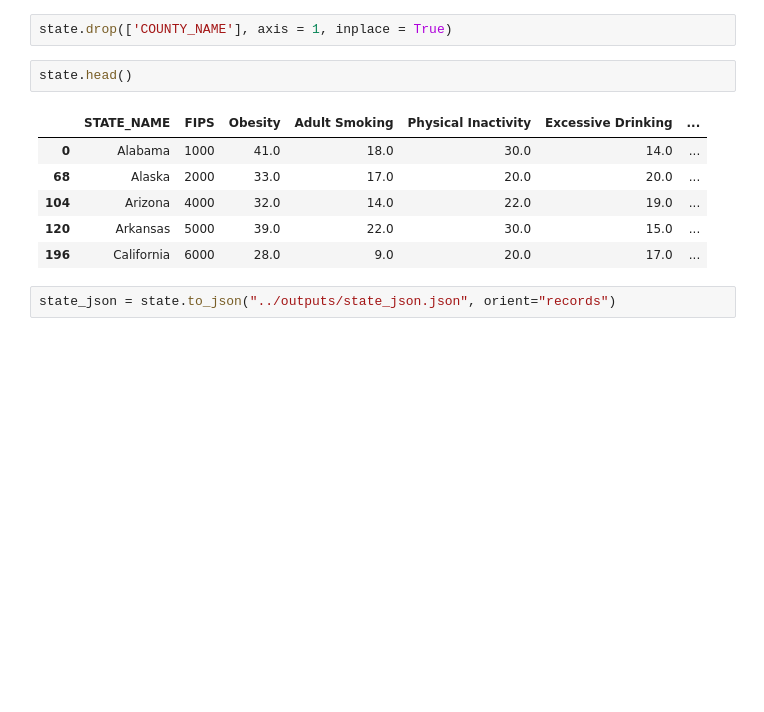
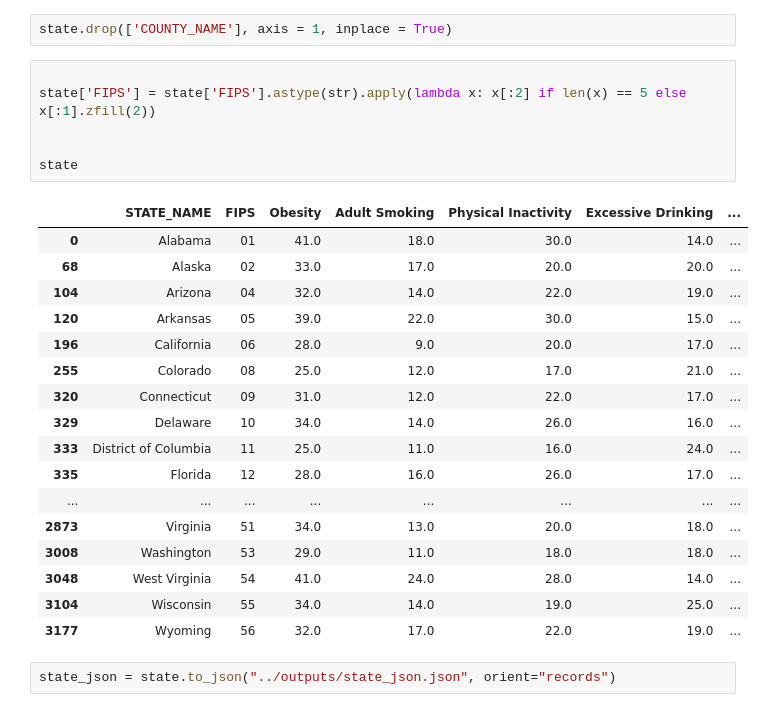
Before and after one commit to kwu78/diabetes-backend, a Jupyter notebook: src/data_processing/notebooks/health_data_parser.ipynb, the cells around one changed output. Saved outputs shown, nothing was run; the diff lists cells and outputs as text; blank space fills up the shorter version.

```diff
--- a/data_processing/notebooks/health_data_parser.ipynb
+++ b/src/data_processing/notebooks/health_data_parser.ipynb
@@ -215,13 +217,28 @@ len(state)
 # %%
 state.drop(['COUNTY_NAME'], axis = 1, inplace = True)
 # %%
-state.head()
+
+state['FIPS'] = state['FIPS'].astype(str).apply(lambda x: x[:2] if len(x) == 5 else x[:1].zfill(2))
+
+
+state
 # %% [output]
 |  | STATE_NAME | FIPS | Obesity | Adult Smoking | Physical Inactivity | Excessive Drinking | ... |
-| 0 | Alabama | 1000 | 41.0 | 18.0 | 30.0 | 14.0 | ... |
-| 68 | Alaska | 2000 | 33.0 | 17.0 | 20.0 | 20.0 | ... |
-| 104 | Arizona | 4000 | 32.0 | 14.0 | 22.0 | 19.0 | ... |
-| 120 | Arkansas | 5000 | 39.0 | 22.0 | 30.0 | 15.0 | ... |
-| 196 | California | 6000 | 28.0 | 9.0 | 20.0 | 17.0 | ... |
+| 0 | Alabama | 01 | 41.0 | 18.0 | 30.0 | 14.0 | ... |
+| 68 | Alaska | 02 | 33.0 | 17.0 | 20.0 | 20.0 | ... |
+| 104 | Arizona | 04 | 32.0 | 14.0 | 22.0 | 19.0 | ... |
+| 120 | Arkansas | 05 | 39.0 | 22.0 | 30.0 | 15.0 | ... |
+| 196 | California | 06 | 28.0 | 9.0 | 20.0 | 17.0 | ... |
+| 255 | Colorado | 08 | 25.0 | 12.0 | 17.0 | 21.0 | ... |
+| 320 | Connecticut | 09 | 31.0 | 12.0 | 22.0 | 17.0 | ... |
+| 329 | Delaware | 10 | 34.0 | 14.0 | 26.0 | 16.0 | ... |
+| 333 | District of Columbia | 11 | 25.0 | 11.0 | 16.0 | 24.0 | ... |
+| 335 | Florida | 12 | 28.0 | 16.0 | 26.0 | 17.0 | ... |
+| ... | ... | ... | ... | ... | ... | ... | ... |
+| 2873 | Virginia | 51 | 34.0 | 13.0 | 20.0 | 18.0 | ... |
+| 3008 | Washington | 53 | 29.0 | 11.0 | 18.0 | 18.0 | ... |
+| 3048 | West Virginia | 54 | 41.0 | 24.0 | 28.0 | 14.0 | ... |
+| 3104 | Wisconsin | 55 | 34.0 | 14.0 | 19.0 | 25.0 | ... |
+| 3177 | Wyoming | 56 | 32.0 | 17.0 | 22.0 | 19.0 | ... |
 # %%
 state_json = state.to_json("../outputs/state_json.json", orient="records")
```
Also changed, not shown: parts of 3 cells of this notebook, 11 other files.
